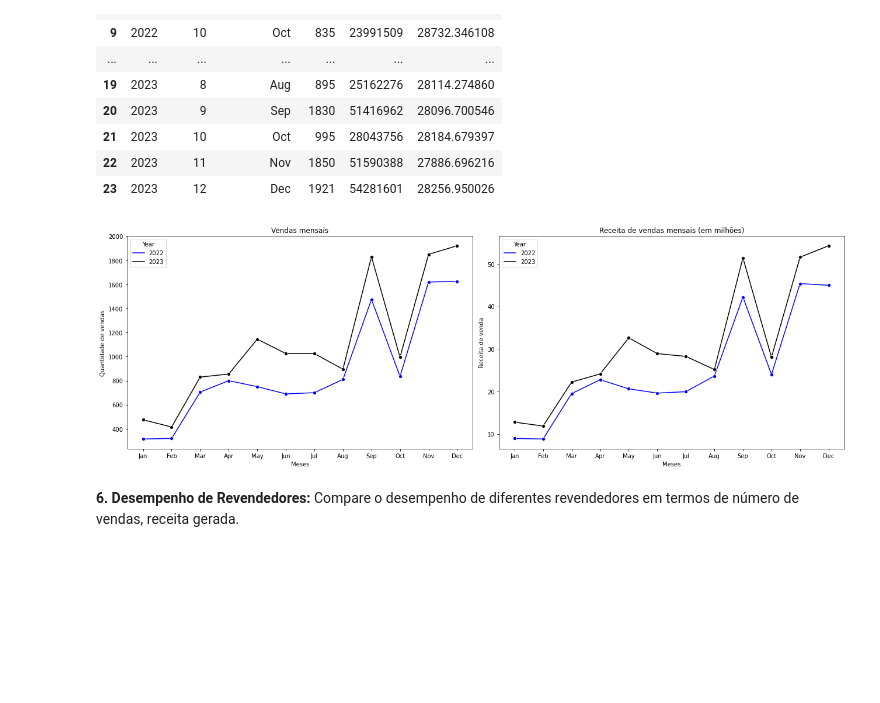
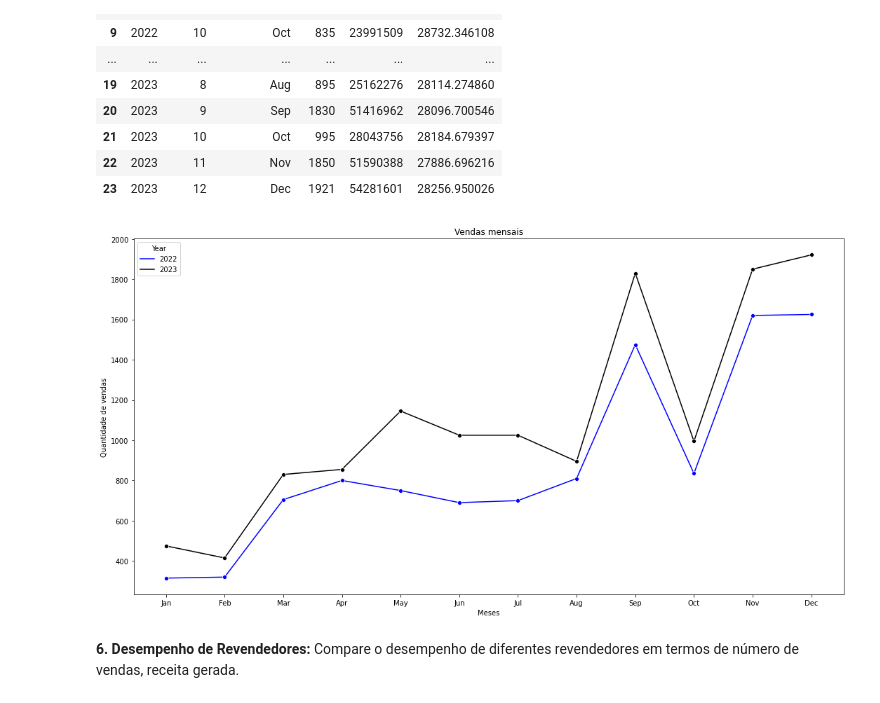
Before and after one commit to GabrielVila/Car-Sales-Report, a Jupyter notebook: projeto_carro.ipynb, the cells around one changed output. Drawn from its saved outputs; the diff is of its cells as text; code cells hidden in the pictures; blank space fills up the shorter version.

```diff
--- a/projeto_carro.ipynb
+++ b/projeto_carro.ipynb
@@ -470,25 +513,18 @@ ano_grafico
 | 22 | 2023 | 11 | Nov | 1850 | 51590388 | 27886.696216 |
 | 23 | 2023 | 12 | Dec | 1921 | 54281601 | 28256.950026 |
 # %%
-fig, axes = plt.subplots(1, 2, figsize=(18, 6))
+plt.figure(figsize=(15,8))
 palette = sns.color_palette(['blue', 'black'])
 
-sns.lineplot(data = ano_grafico, x = 'Month_name', y = 'count', hue = 'Year', marker = 'o', palette = palette, ax=axes[0])
-axes[0].set_title('Vendas mensais')
-axes[0].set_xlabel('Meses')
-axes[0].set_ylabel('Quantidade de vendas')
-
-
-sns.lineplot(data = ano_grafico, x = 'Month_name', y = ano_grafico['sum']/10**6, hue = 'Year', marker = 'o', palette = palette, ax=axes[1])
-axes[1].set_title('Receita de vendas mensais (em milhões)')
-axes[1].set_xlabel('Meses')
-axes[1].set_ylabel('Receita de venda')
-
+sns.lineplot(data = ano_grafico, x = 'Month_name', y = 'count', hue = 'Year', marker = 'o', palette = palette)
+plt.title('Vendas mensais')
+plt.xlabel('Meses')
+plt.ylabel('Quantidade de vendas')
 
 plt.tight_layout()
 plt.show()
 # %% [output]
-[figure, old version]
+[figure, new version]
 # %% [markdown]
 **6. Desempenho de Revendedores:** Compare o desempenho de diferentes revendedores em termos de número de vendas, receita gerada.
 # %%
```
Also changed, not shown: parts of 6 cells of this notebook.
